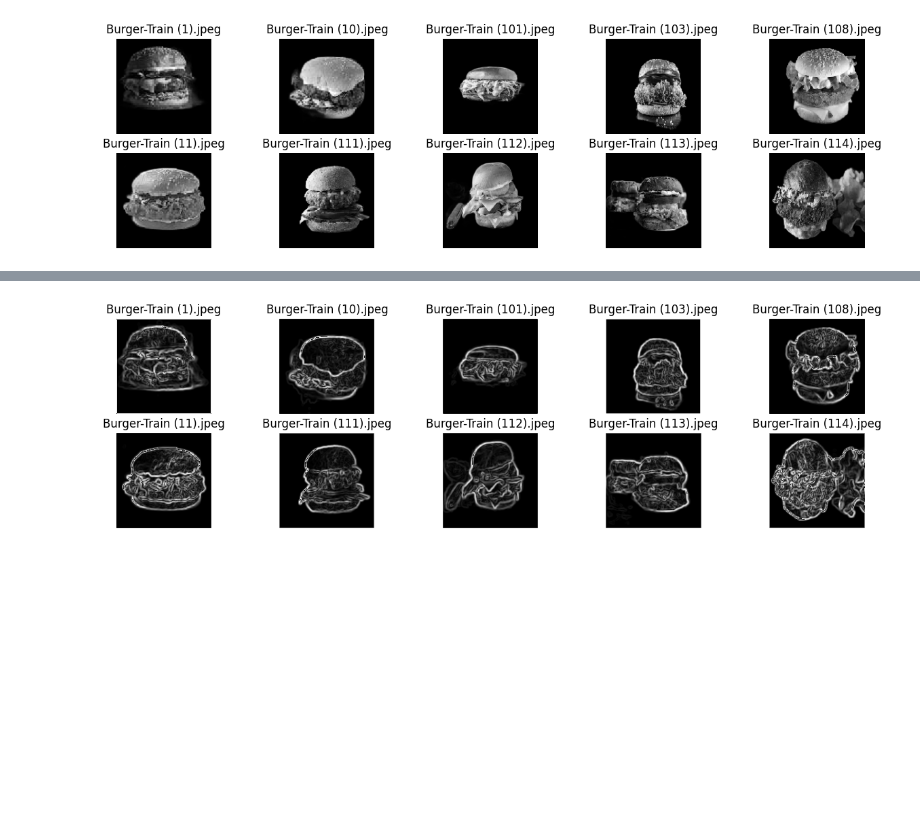
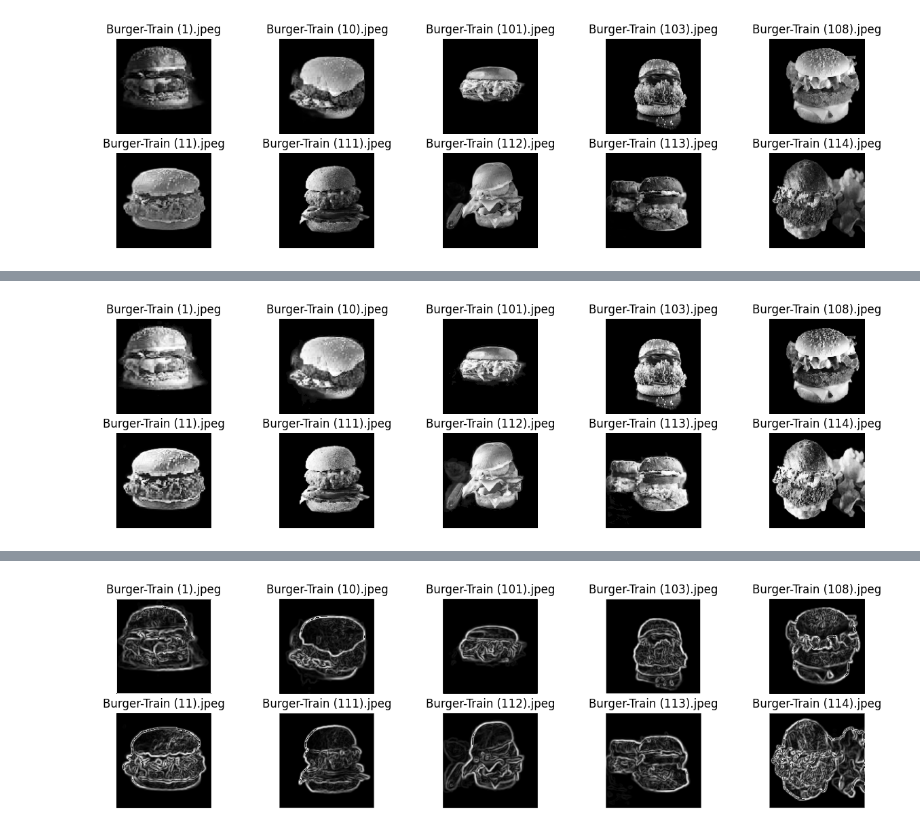
Before and after one commit to fadilfasa/Project-PCD, a Jupyter notebook: sesudah1.ipynb, the cells around one changed output, grey strips where cells are left out. Drawn from its saved outputs; the diff is of its cells as text; code cells hidden in the pictures; blank space fills up the shorter version.

```diff
--- a/sesudah1.ipynb
+++ b/sesudah1.ipynb
@@ -141,6 +149,10 @@ def ekualisasiData(data):
     return hasil
 # %%
 ekualisasiData = ekualisasiData(normData)
+# %%
+display(ekualisasiData, filenames, 2, 5)
+# %% [output]
+[figure, added]
 # %%
 def meanFilter(image):
     heightImage, widthImage = image.shape
```
Also changed, not shown: parts of 4 cells of this notebook.
